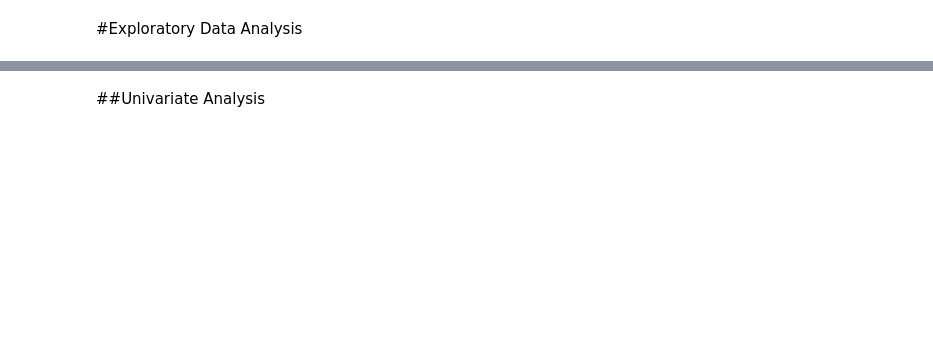
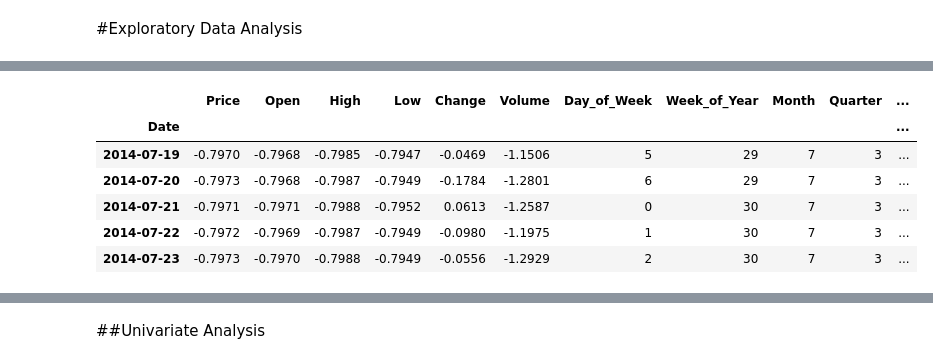
Before and after one commit to Rex-Chan99/Bitcoin_prediction, a Jupyter notebook: Master_dataset.ipynb, the cells around one changed output, grey strips where cells are left out. Saved outputs shown, nothing was run; the diff lists cells and outputs as text; code cells hidden in the pictures; blank space fills up the shorter version.

```diff
--- a/Master_dataset.ipynb
+++ b/Master_dataset.ipynb
@@ -598,0 +1086,19 @@ pname = [
+# %%
+# Define predictors, all columns except the 7D_Pct_Change or YeoJohnson_7D_Pct_Change or 2D_Pct_Change or YeoJohnson_2D_Pct_Change
+predictors = scaled_btc_data.drop(columns=[target,
+                                           "YeoJohnson_7D_Pct_Change", "2D_Pct_Change", "YeoJohnson_2D_Pct_Change",'Price', 'Open', 'High',
+                                           'Low', 'Change', 'VWAP', 'VWAP_Buy', 'VWAP_Sell', 'Resistance_Level', 'Low_Shifted', 'Higher_Low',
+                                           'Breakout', 'Ascending_Triangle_Breakout', 'Avg_Volume', 'Breakout_With_Volume', 'Avg_Volume_20'
+                                           ], axis=1).columns.tolist()
+# Moving date to index
+scaled_btc_data.set_index('Date', inplace=True)
+# Display the first few rows of the DataFrame
+scaled_btc_data.head()
+# %% [output]
+|  | Price | Open | High | Low | Change | Volume | Day_of_Week | Week_of_Year | Month | Quarter | ... |
+| Date |  |  |  |  |  |  |  |  |  |  | ... |
+| 2014-07-19 | -0.7970 | -0.7968 | -0.7985 | -0.7947 | -0.0469 | -1.1506 | 5 | 29 | 7 | 3 | ... |
+| 2014-07-20 | -0.7973 | -0.7968 | -0.7987 | -0.7949 | -0.1784 | -1.2801 | 6 | 29 | 7 | 3 | ... |
+| 2014-07-21 | -0.7971 | -0.7971 | -0.7988 | -0.7952 | 0.0613 | -1.2587 | 0 | 30 | 7 | 3 | ... |
+| 2014-07-22 | -0.7972 | -0.7969 | -0.7987 | -0.7949 | -0.0980 | -1.1975 | 1 | 30 | 7 | 3 | ... |
+| 2014-07-23 | -0.7973 | -0.7970 | -0.7988 | -0.7949 | -0.0556 | -1.2929 | 2 | 30 | 7 | 3 | ... |
```
Also changed, not shown: parts of 81 cells of this notebook.
